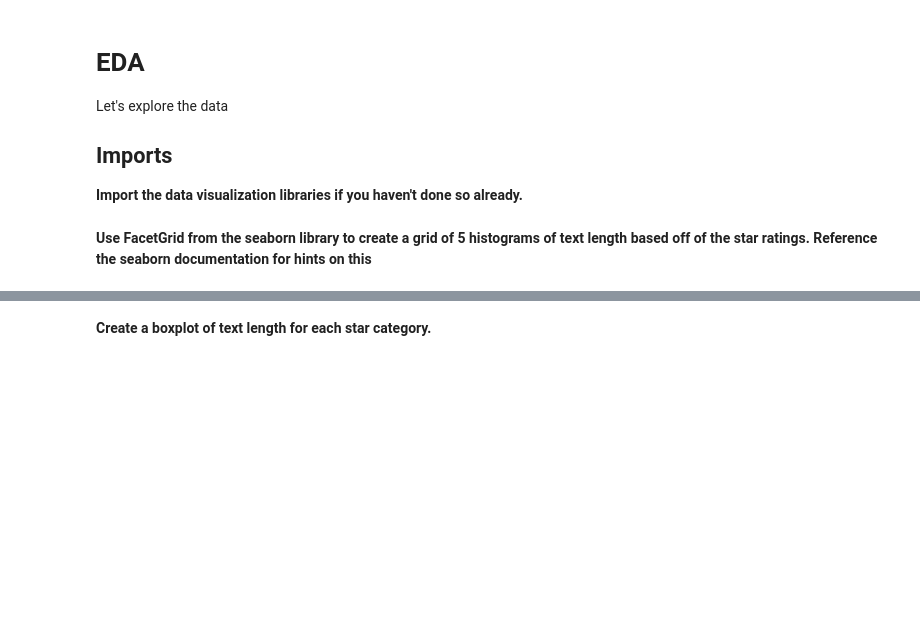
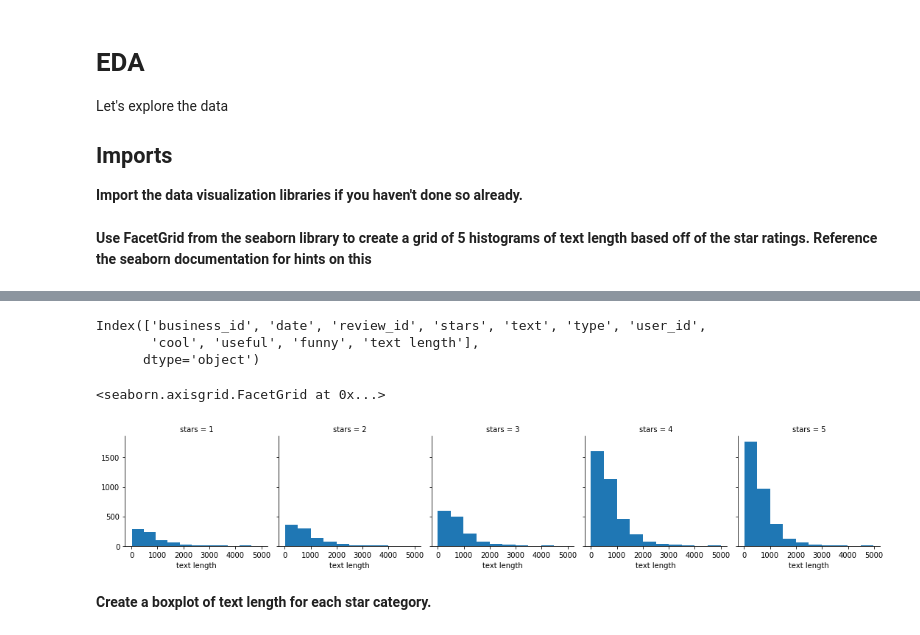
Before and after one commit to sathishkumar118/NLP---Movie-review---Udemy-Solution, a Jupyter notebook: 02_NLP_Project.ipynb, the cells around one changed output, grey strips where cells are left out. Saved outputs shown, nothing was run; the diff lists cells and outputs as text; code cells hidden in the pictures; blank space fills up the shorter version.

```diff
--- a/02_NLP_Project.ipynb
+++ b/02_NLP_Project.ipynb
@@ -106,2 +104,13 @@ Let's explore the data
+# %%
+yelp.columns
+# %% [output]
+Index(['business_id', 'date', 'review_id', 'stars', 'text', 'type', 'user_id',
+       'cool', 'useful', 'funny', 'text length'],
+      dtype='object')
+# %%
+sns.FacetGrid(yelp, col = 'stars').map(plt.hist,'text length')
+# %% [output]
+<seaborn.axisgrid.FacetGrid at 0x...>
+[figure, added]
 # %% [markdown]
 **Create a boxplot of text length for each star category.**
```
Also changed, not shown: parts of 14 cells of this notebook.
